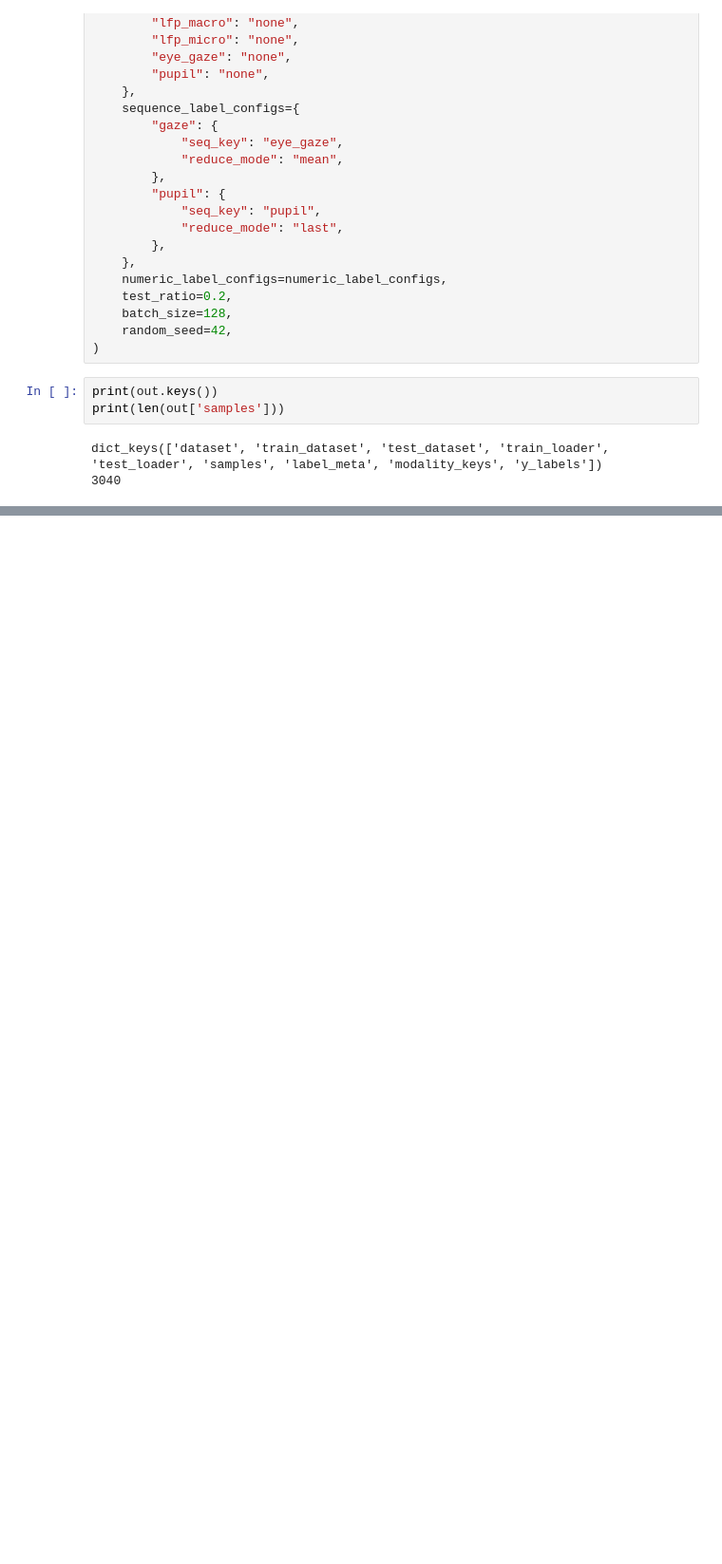
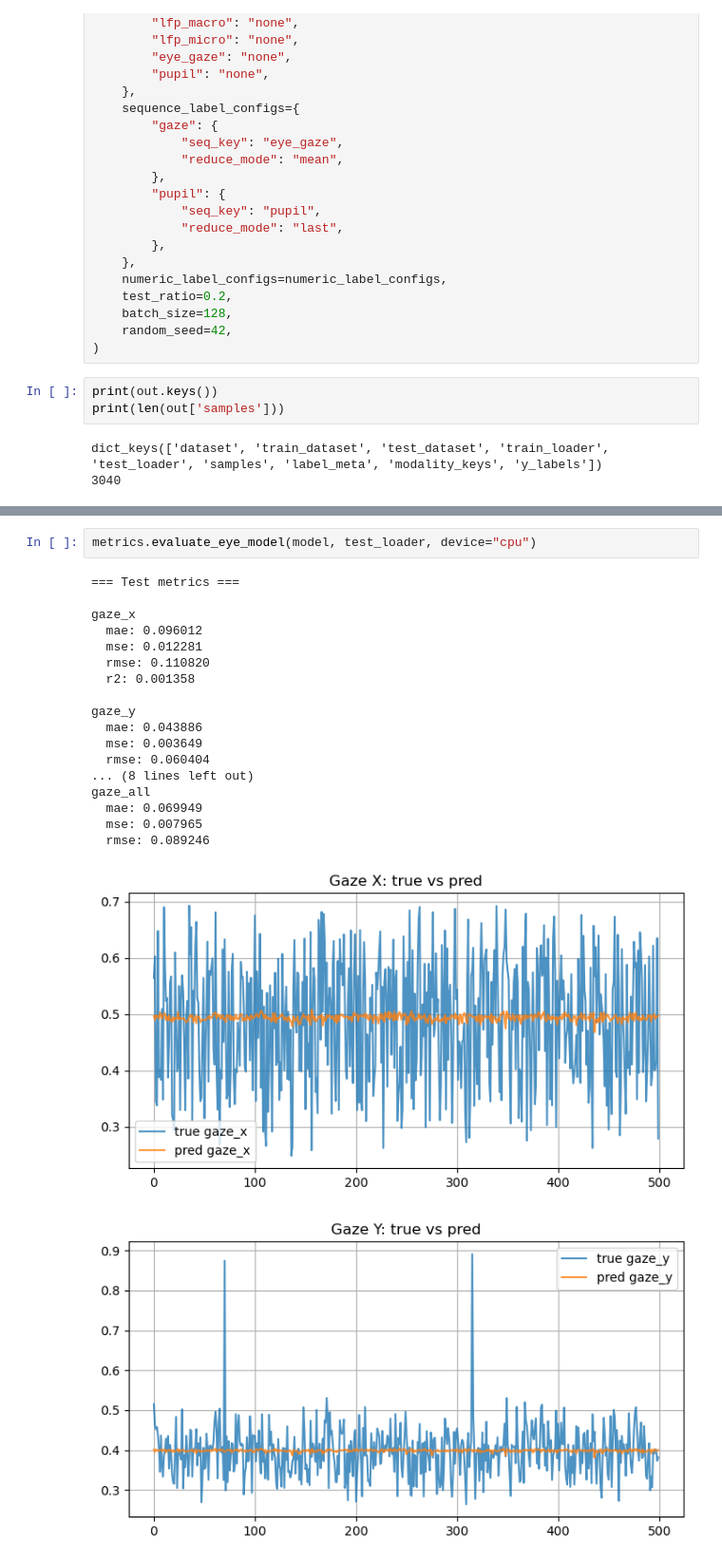
Before and after one commit to DanteLONG-NEO/CompNeuro_CDT, a Jupyter notebook: notebook/neural_network.ipynb, the cells around one changed output, grey strips where cells are left out. Shown at 95% size. Cells and saved outputs as stored; diff of their text form; blank space fills up the shorter version.

```diff
--- a/notebook/neural_network.ipynb
+++ b/notebook/neural_network.ipynb
@@ -547,0 +597,22 @@ AttributeError: 'SequentialModel' object has no attribute 'attn_pool'
+# %%
+metrics.evaluate_eye_model(model, test_loader, device="cpu")
+# %% [output]
+=== Test metrics ===
+
+gaze_x
+  mae: 0.096012
+  mse: 0.012281
+  rmse: 0.110820
+  r2: 0.001358
+
+gaze_y
+  mae: 0.043886
+  mse: 0.003649
+  rmse: 0.060404
+... (8 lines left out)
+gaze_all
+  mae: 0.069949
+  mse: 0.007965
+  rmse: 0.089246
+[figure, added]
+[figure, added]
```
Also changed, not shown: parts of 6 cells of this notebook, 3 other files.
